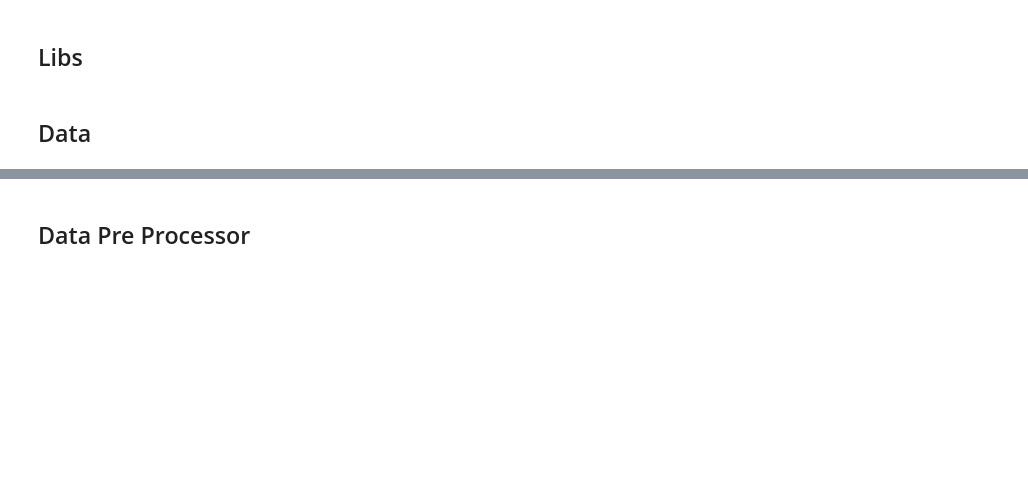
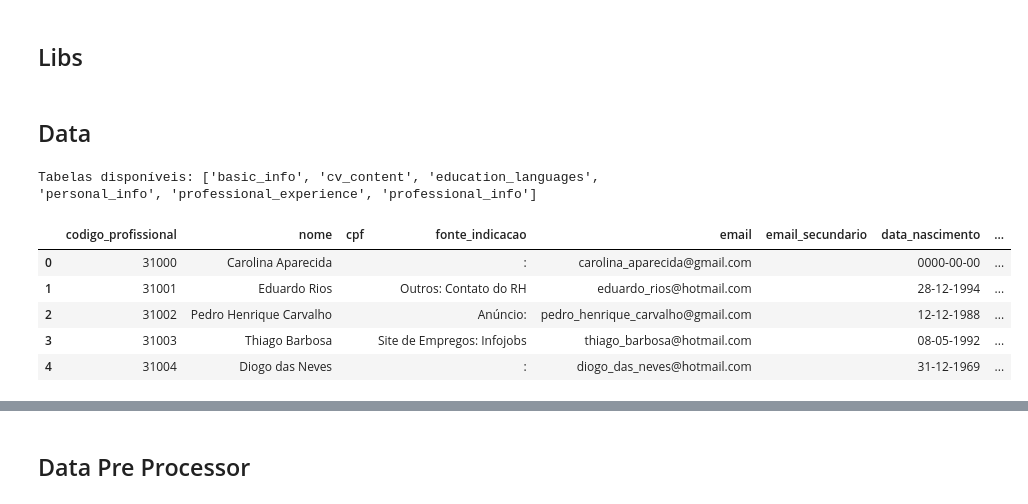
Before and after one commit to Sombra-MLET2/Datathon, a Jupyter notebook: model/train_model.ipynb, the cells around one changed output, grey strips where cells are left out. Drawn from its saved outputs; the diff is of its cells as text; code cells hidden in the pictures; blank space fills up the shorter version.

```diff
--- a/model/train_model.ipynb
+++ b/model/train_model.ipynb
@@ -6,0 +48,8 @@
+# %%
+caminho_db = os.path.abspath("../data/sql/applicants.db")
+
+engine = create_engine(f"sqlite:///{caminho_db}")
+inspector = inspect(engine)
+print("Tabelas disponíveis:", inspector.get_table_names())
+# %% [output]
+Tabelas disponíveis: ['basic_info', 'cv_content', 'education_languages', 'personal_info', 'professional_experience', 'professional_info']
@@ -6,0 +69,14 @@
+# %%
+#df_basic_info.head()
+#df_cv_content.head()
+#df_education_languages.head()
+df_personal_info.head()
+#df_professional_experience.head()
+#df_professional_info.head()
+# %% [output]
+|  | codigo_profissional | nome | cpf | fonte_indicacao | email | email_secundario | data_nascimento | ... |
+| 0 | 31000 | Carolina Aparecida |  | : | carolina_aparecida@gmail.com |  | 0000-00-00 | ... |
+| 1 | 31001 | Eduardo Rios |  | Outros: Contato do RH | eduardo_rios@hotmail.com |  | 28-12-1994 | ... |
+| 2 | 31002 | Pedro Henrique Carvalho |  | Anúncio: | pedro_henrique_carvalho@gmail.com |  | 12-12-1988 | ... |
+| 3 | 31003 | Thiago Barbosa |  | Site de Empregos: Infojobs | thiago_barbosa@hotmail.com |  | 08-05-1992 | ... |
+| 4 | 31004 | Diogo das Neves |  | : | diogo_das_neves@hotmail.com |  | 31-12-1969 | ... |
```
Also changed, not shown: parts of 8 cells of this notebook.
